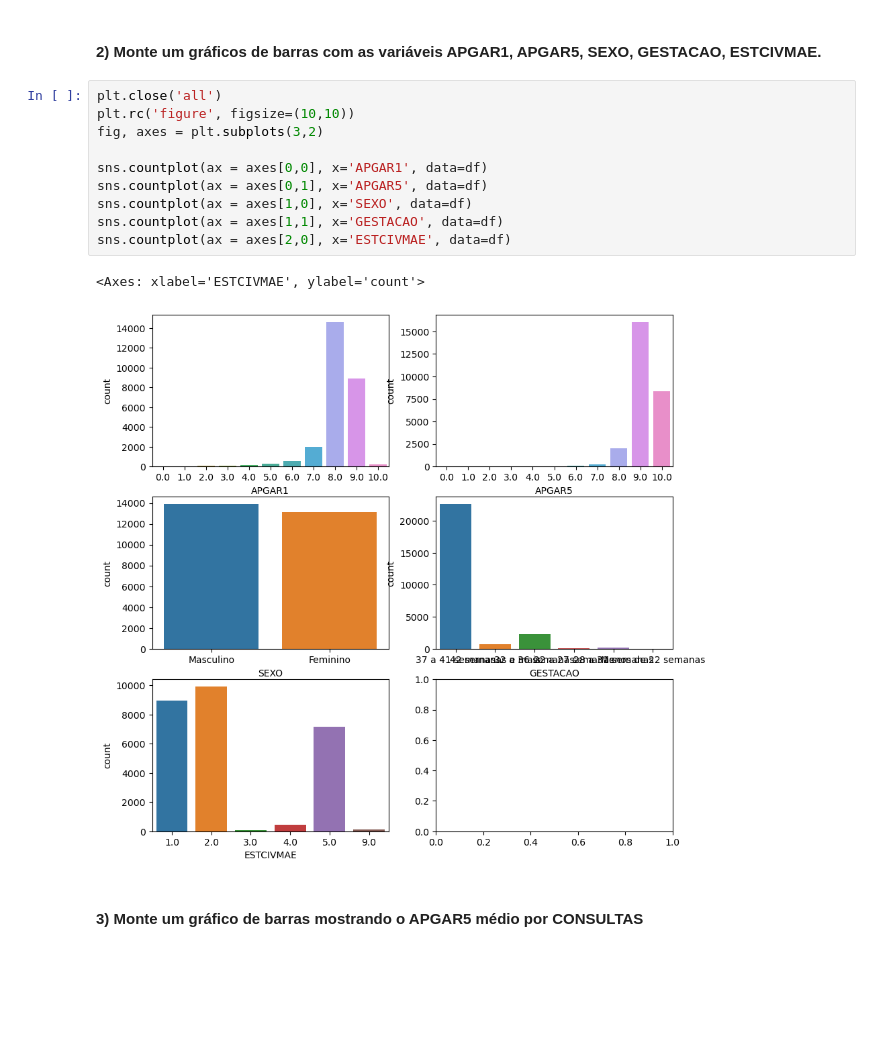
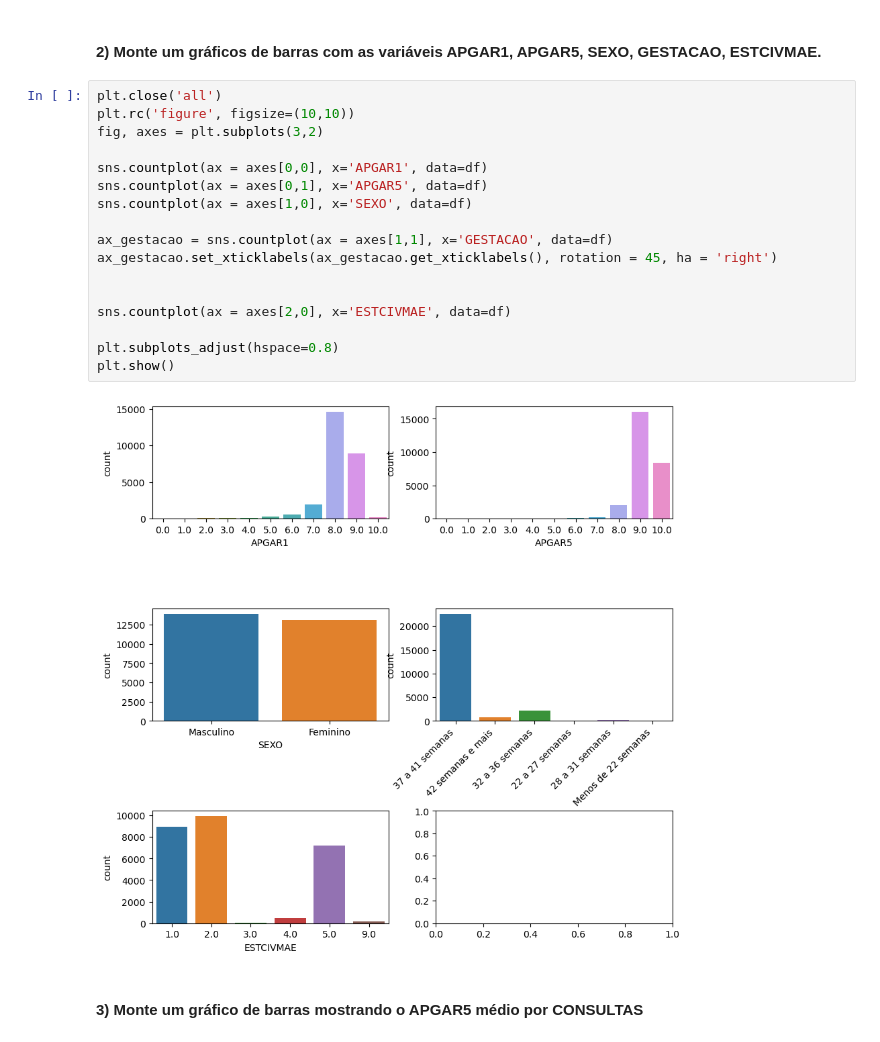
Before and after one commit to DaniloGomezzz/PCD, a Jupyter notebook: PCD - Mod3 - Pratique1.ipynb, the cells around one changed output. Cells and saved outputs as stored; diff of their text form; blank space fills up the shorter version.

Commit message:
PCD - Mod3 - Pratique1
Correção de sobreposições das informações do eixo X nos gráficos de "Gestacao"

```diff
--- a/PCD - Mod3 - Pratique1.ipynb
+++ b/PCD - Mod3 - Pratique1.ipynb
@@ -29,16 +29,22 @@ df[['APGAR1', 'APGAR5', 'SEXO', 'GESTACAO', 'ESTCIVMAE']]
 # %%
 plt.close('all')
 plt.rc('figure', figsize=(10,10))
 fig, axes = plt.subplots(3,2)
 
 sns.countplot(ax = axes[0,0], x='APGAR1', data=df)
 sns.countplot(ax = axes[0,1], x='APGAR5', data=df)
 sns.countplot(ax = axes[1,0], x='SEXO', data=df)
-sns.countplot(ax = axes[1,1], x='GESTACAO', data=df)
+
+ax_gestacao = sns.countplot(ax = axes[1,1], x='GESTACAO', data=df)
+ax_gestacao.set_xticklabels(ax_gestacao.get_xticklabels(), rotation = 45, ha = 'right')
+
+
 sns.countplot(ax = axes[2,0], x='ESTCIVMAE', data=df)
+
+plt.subplots_adjust(hspace=0.8)
+plt.show()
 # %% [output]
-<Axes: xlabel='ESTCIVMAE', ylabel='count'>
-[figure, old version]
+[figure, new version]
 # %% [markdown]
 #### 3) Monte um gráfico de barras mostrando o APGAR5 médio por CONSULTAS
 # %%
```
Also changed, not shown: parts of 1 cell of this notebook.
